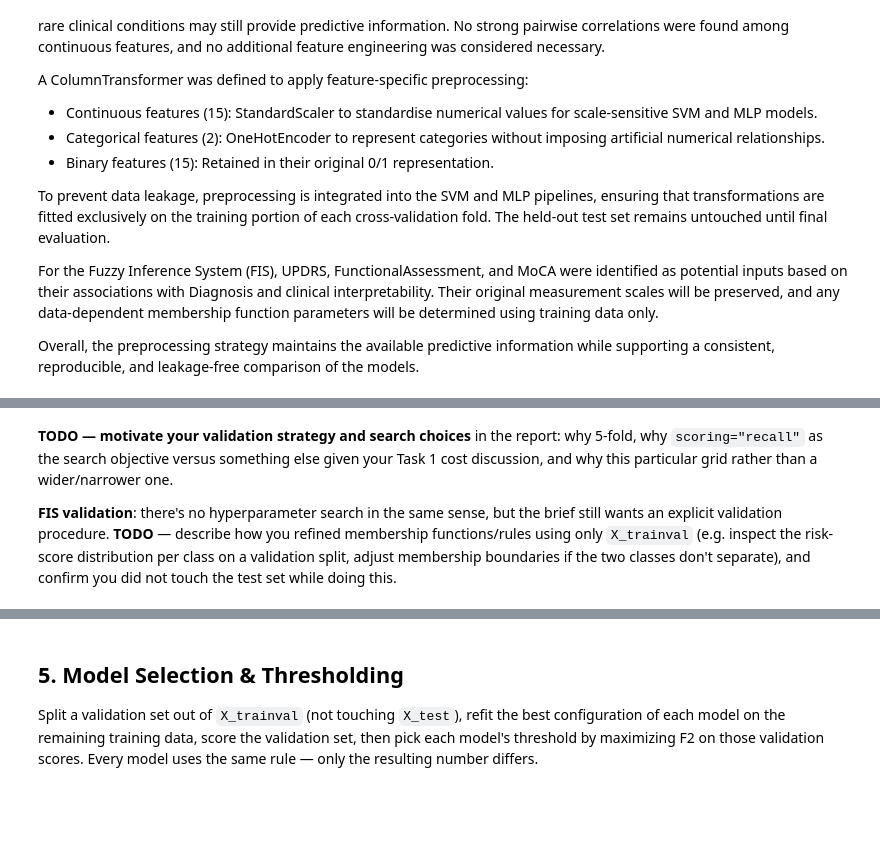
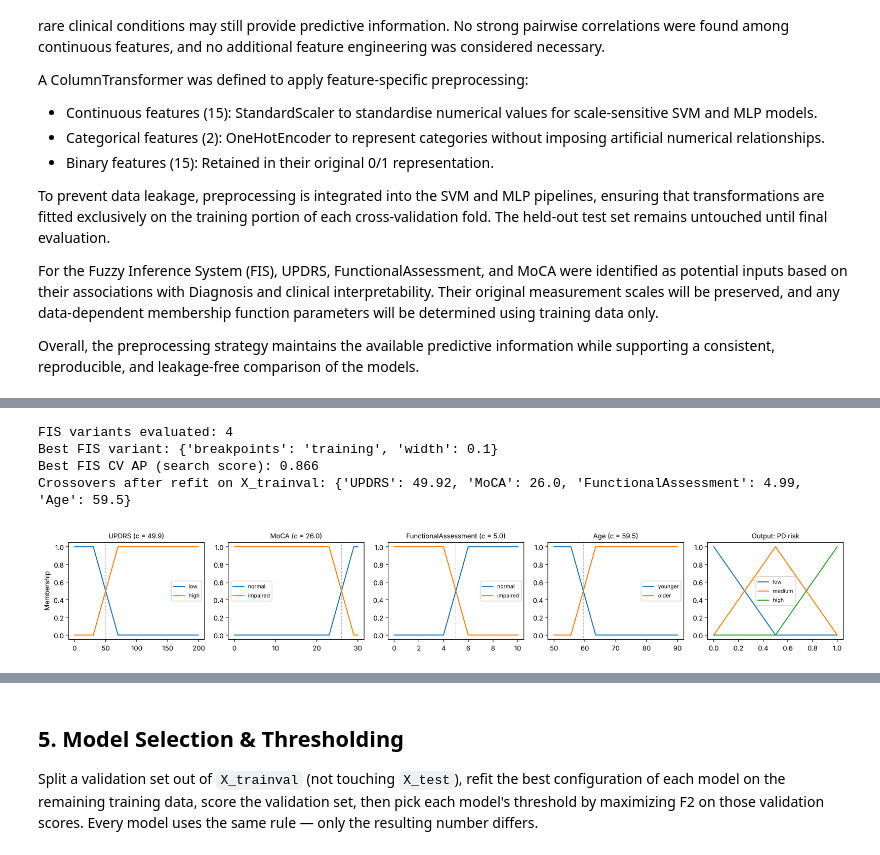
Before and after one commit to GLJADS/AML_v2.0, a Jupyter notebook: A2/Assignment2_Parkinsons.ipynb, the cells around one changed output, grey strips where cells are left out. Drawn from its saved outputs; the diff is of its cells as text; code cells hidden in the pictures; blank space fills up the shorter version.

Commit message:
A2 Tasks 3-4: SVM/MLP/FIS models, CV + HPO (20/20/4 configs), report sections 3-4

```diff
--- a/A2/Assignment2_Parkinsons.ipynb
+++ b/A2/Assignment2_Parkinsons.ipynb
@@ -633,10 +866,50 @@ print("Best MLP CV score (search score, not your final reported number):", mlp_g
-# %% [markdown]
-**TODO — motivate your validation strategy and search choices** in the report: why 5-fold,
-why `scoring="recall"` as the search objective versus something else given your Task 1 cost
-discussion, and why this particular grid rather than a wider/narrower one.
-
-**FIS validation**: there's no hyperparameter search in the same sense, but the brief still
-wants an explicit validation procedure. **TODO** — describe how you refined membership
-functions/rules using only `X_trainval` (e.g. inspect the risk-score distribution per class on
-a validation split, adjust membership boundaries if the two classes don't separate), and
-confirm you did not touch the test set while doing this.
+# %%
+# FIS validation: no gradient-based training, but two design choices were left open and are
+# compared on the same 5 folds, with the same AP criterion as SVM/MLP:
+#   breakpoints: "source" (no data) vs "training" (crossovers learned per training fold)
+#   width:       narrow (h = 2.5% of the universe) vs wide (h = 10%)
+# 4 variants, decided before running. Inputs, MF count and rules are fixed (above); they are
+# not tuned. The test set is not used.
+fis_param_grid = {"breakpoints": ["source", "training"], "width": [0.025, 0.10]}
+
+fis_grid = GridSearchCV(FuzzyPDRisk(), fis_param_grid, scoring=scoring, refit="ap",
+                        cv=cv, n_jobs=1, return_train_score=True)
+fis_grid.fit(X_trainval, y_trainval)
+
+print("FIS variants evaluated:", len(fis_grid.cv_results_["params"]))
+print("Best FIS variant:", fis_grid.best_params_)
+print(f"Best FIS CV AP (search score): {fis_grid.best_score_:.3f}")
+print("Crossovers after refit on X_trainval:",
+      {k: round(v, 2) for k, v in fis_grid.best_estimator_.crossover_.items()})
+# %% [output]
+FIS variants evaluated: 4
+Best FIS variant: {'breakpoints': 'training', 'width': 0.1}
+Best FIS CV AP (search score): 0.866
+Crossovers after refit on X_trainval: {'UPDRS': 49.92, 'MoCA': 26.0, 'FunctionalAssessment': 4.99, 'Age': 59.5}
+# %%
+# Membership functions of the selected FIS variant, refitted on X_trainval (training data only).
+fis_selected = fis_grid.best_estimator_
+labels = {"UPDRS": ("low", "high"), "MoCA": ("normal", "impaired"),
+          "FunctionalAssessment": ("normal", "impaired"), "Age": ("younger", "older")}
+fig, axes = plt.subplots(1, 5, figsize=(17, 2.8))
+for ax, col in zip(axes, FIS_INPUTS):
+    lo, hi = FIS_UNIVERSE[col]
+    u = np.linspace(lo, hi, 500)
+    ab = abnormal_membership(u, fis_selected.crossover_[col], fis_selected.half_width_[col],
+                             FIS_HIGH_IS_ABNORMAL[col])
+    ax.plot(u, 1 - ab, label=labels[col][0])
+    ax.plot(u, ab, label=labels[col][1])
+    ax.axvline(fis_selected.crossover_[col], color="grey", lw=0.8, ls=":")
+    ax.set_title(f"{col} (c = {fis_selected.crossover_[col]:.1f})", fontsize=10)
+    ax.set_ylim(-0.05, 1.05)
+    ax.legend(fontsize=8, loc="best", framealpha=0.9)
+for term, out_set in RISK_SETS.items():
+    axes[-1].plot(RISK_UNIVERSE, out_set, label=term)
+axes[-1].set_title("Output: PD risk", fontsize=10)
+axes[-1].legend(fontsize=8)
+axes[0].set_ylabel("Membership")
+plt.tight_layout()
+plt.savefig("Report/images/fis_membership_functions.png", dpi=150, bbox_inches="tight")
+plt.show()
+# %% [output]
+[figure, added]
```
Also changed, not shown: parts of 24 cells of this notebook, 5 other files.
